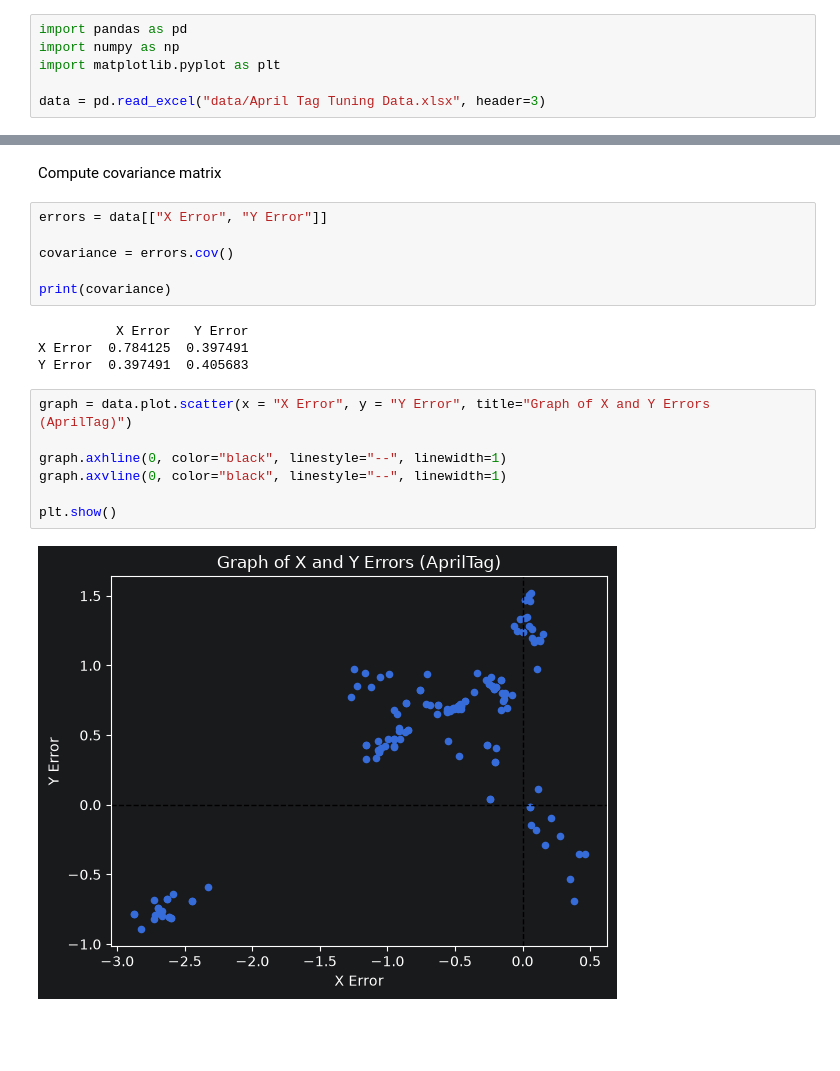
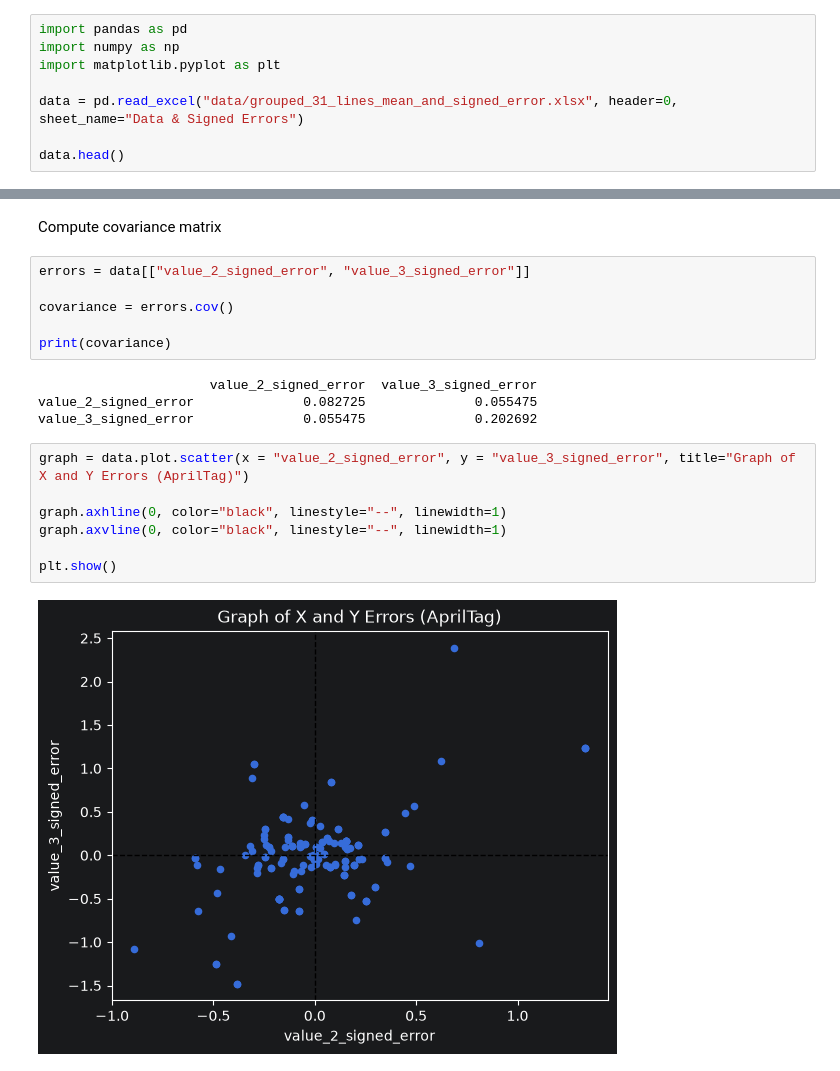
Before and after one commit to actiniumn404/Kalman-Filter, a Jupyter notebook: April Tag Analysis.ipynb, the cells around one changed output, grey strips where cells are left out. Saved outputs shown, nothing was run; the diff lists cells and outputs as text; blank space fills up the shorter version.

```diff
--- a/April Tag Analysis.ipynb
+++ b/April Tag Analysis.ipynb
@@ -7,4 +7,6 @@ import pandas as pd
 import numpy as np
 import matplotlib.pyplot as plt
 
-data = pd.read_excel("data/April Tag Tuning Data.xlsx", header=3)
+data = pd.read_excel("data/grouped_31_lines_mean_and_signed_error.xlsx", header=0, sheet_name="Data & Signed Errors")
+
+data.head()
@@ -13,21 +22,21 @@ Compute the canonical coordinates
 # %% [markdown]
 Compute covariance matrix
 # %%
-errors = data[["X Error", "Y Error"]]
+errors = data[["value_2_signed_error", "value_3_signed_error"]]
 
 covariance = errors.cov()
 
 print(covariance)
 # %% [output]
-          X Error   Y Error
-X Error  0.784125  0.397491
-Y Error  0.397491  0.405683
+                      value_2_signed_error  value_3_signed_error
+value_2_signed_error              0.082725              0.055475
+value_3_signed_error              0.055475              0.202692
 # %%
-graph = data.plot.scatter(x = "X Error", y = "Y Error", title="Graph of X and Y Errors (AprilTag)")
+graph = data.plot.scatter(x = "value_2_signed_error", y = "value_3_signed_error", title="Graph of X and Y Errors (AprilTag)")
 
 graph.axhline(0, color="black", linestyle="--", linewidth=1)
 graph.axvline(0, color="black", linestyle="--", linewidth=1)
 
 plt.show()
 # %% [output]
-[figure, old version]
+[figure, new version]
```
Also changed, not shown: parts of 1 cell of this notebook, 4 other files.
